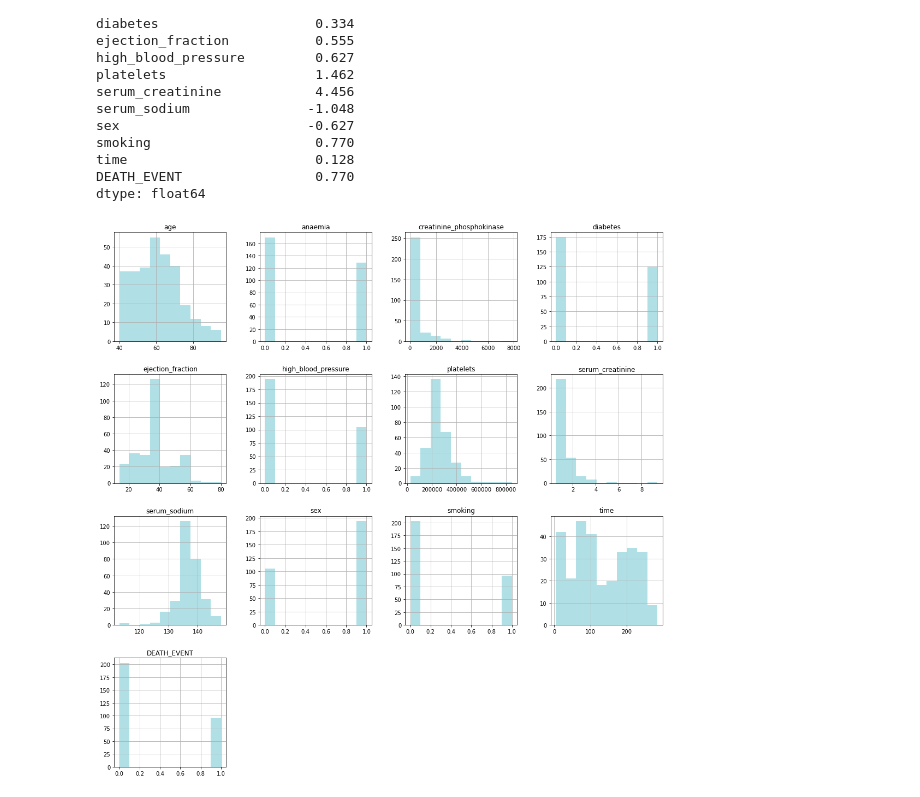
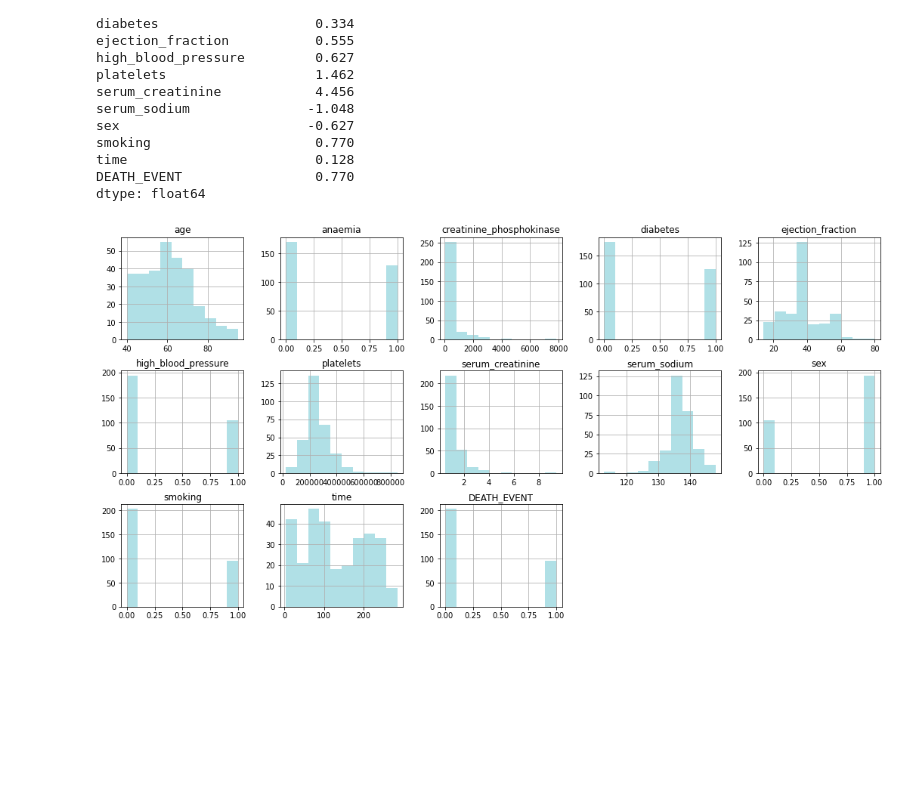
Before and after one commit to the-other-mariana/data-mining, a Jupyter notebook: week1-2/heart-db.ipynb, the cells around one changed output. Saved outputs shown, nothing was run; the diff lists cells and outputs as text; code cells hidden in the pictures; blank space fills up the shorter version.

```diff
--- a/week1-2/heart-db.ipynb
+++ b/week1-2/heart-db.ipynb
@@ -130,10 +152,10 @@ dtype: float64
 # %%
 import matplotlib.pyplot as plt
 # %%
-fig = plt.figure(figsize=(18,18))
+fig = plt.figure(figsize=(18,9))
 ax = fig.gca()
-heart.hist(ax=ax, color='powderblue') # also density = probability
+heart.hist(ax=ax, color='powderblue', layout=(3,5)) # also density = probability
 plt.show()
 # %% [output]
-[figure, old version]
+[figure, new version]
 # %%
```
Also changed, not shown: parts of 4 cells of this notebook, 17 other files.
